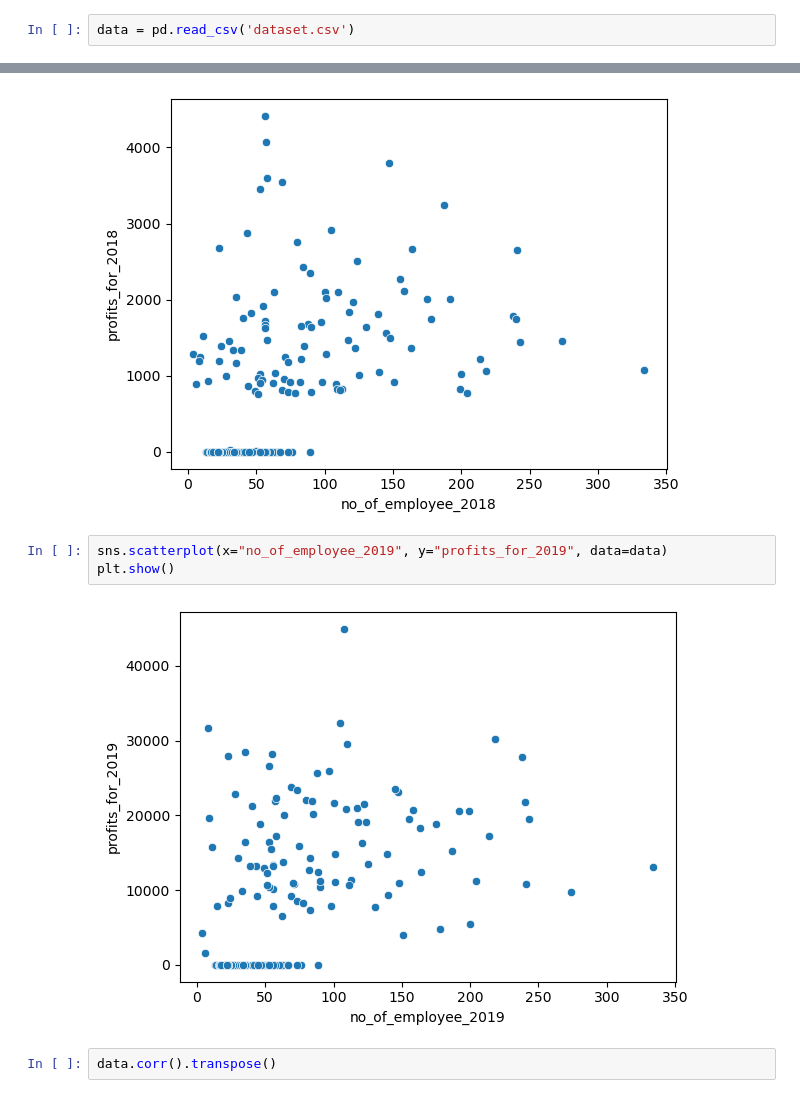
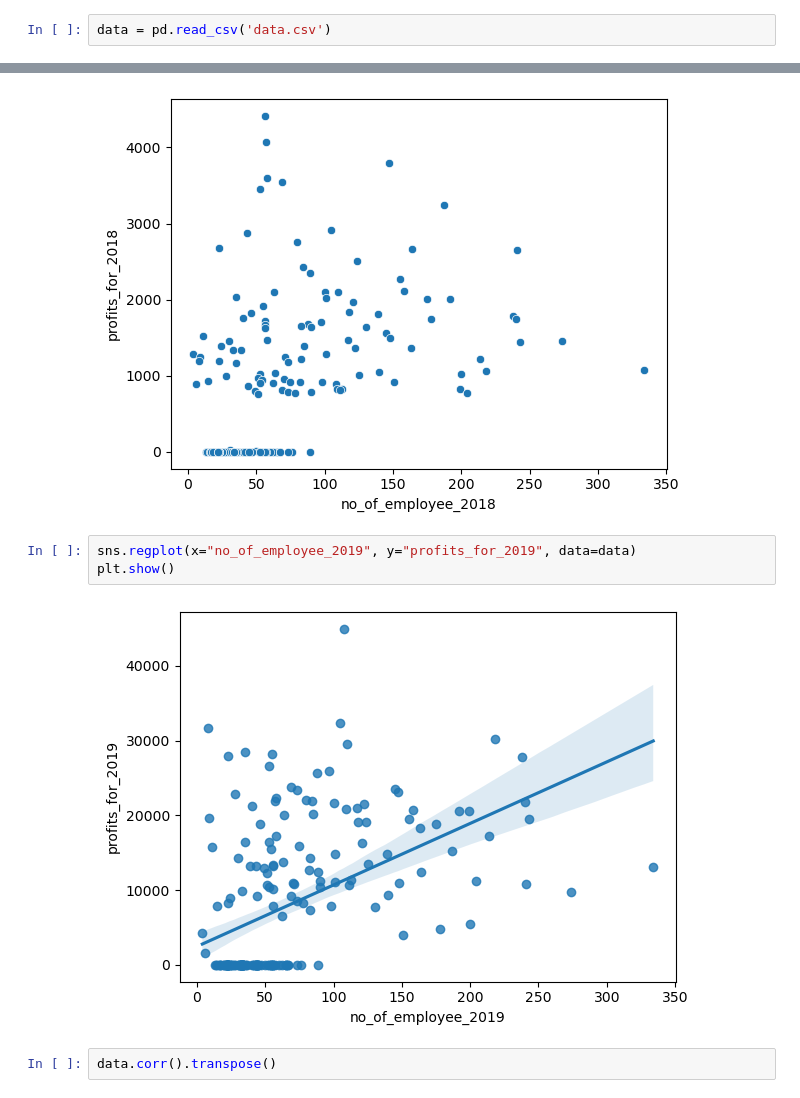
Before and after one commit to obinnaofomah/SMEs_Predictive_Analysis, a Jupyter notebook: smes_predictive_analysis.ipynb, the cells around one changed output, grey strips where cells are left out. Cells and saved outputs as stored; diff of their text form.

```diff
--- a/smes_predictive_analysis.ipynb
+++ b/smes_predictive_analysis.ipynb
@@ -4,7 +4,7 @@ import numpy as np
 import seaborn as sns
 import matplotlib.pyplot as plt
 # %%
-data = pd.read_csv('dataset.csv')
+data = pd.read_csv('data.csv')
 # %% [markdown]
 ### Research Questions
 
@@ -186,10 +181,10 @@ plt.show()
 # %% [output]
 [figure]
 # %%
-sns.scatterplot(x="no_of_employee_2019", y="profits_for_2019", data=data)
+sns.regplot(x="no_of_employee_2019", y="profits_for_2019", data=data)
 plt.show()
 # %% [output]
-[figure, old version]
+[figure, new version]
 # %%
 data.corr().transpose()
 # %% [output]
```
Also changed, not shown: parts of 27 cells of this notebook.
